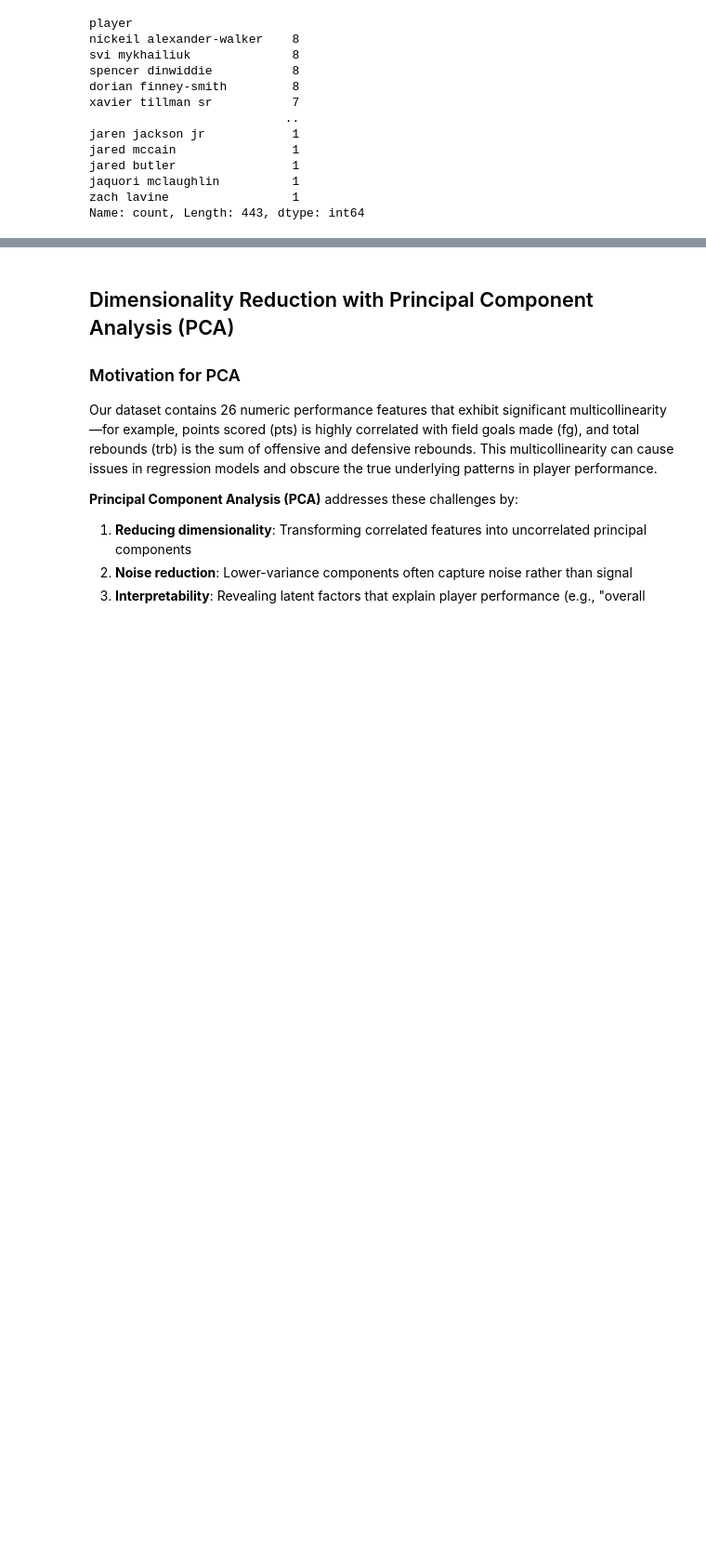
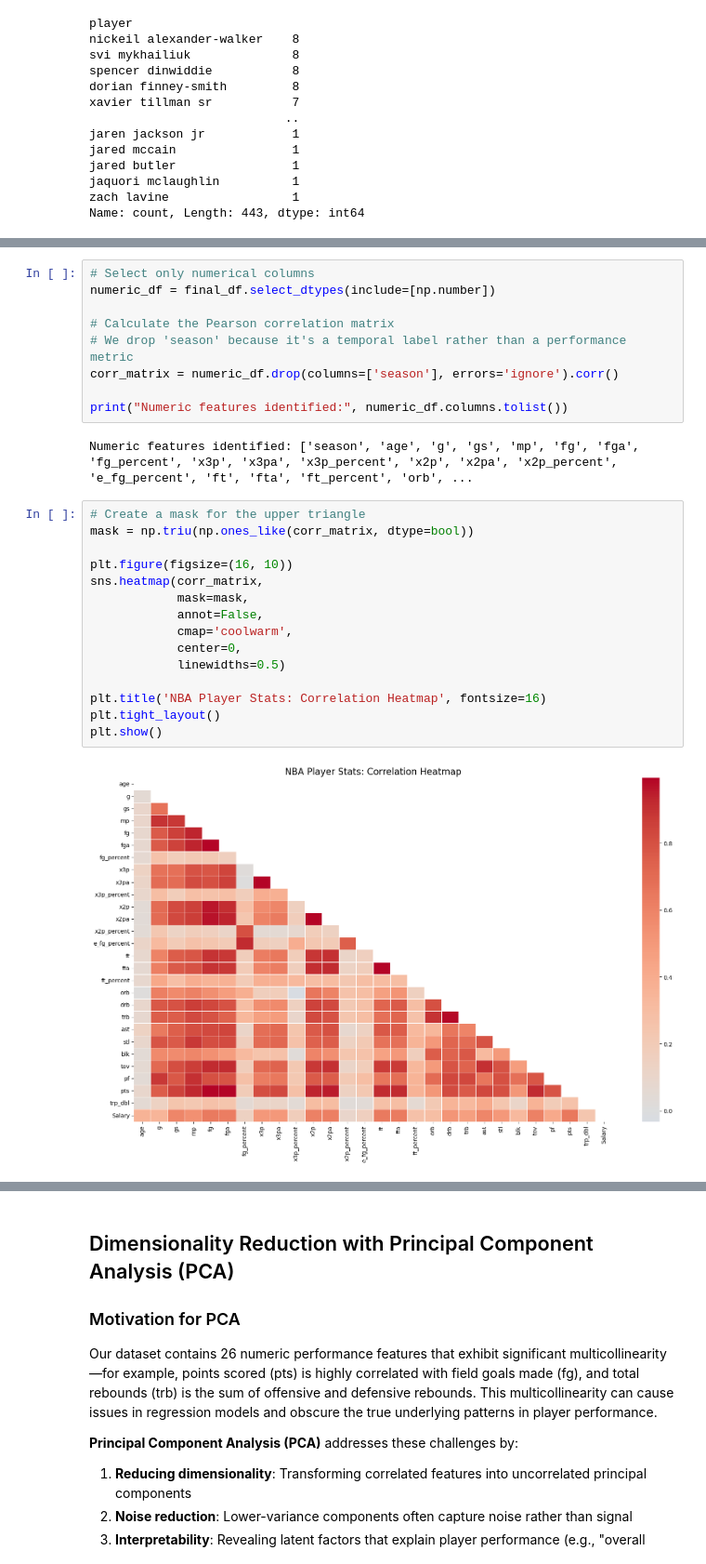
Before and after one commit to COGS108/Group074_WI26, a Jupyter notebook: 02-EDACheckpoint.ipynb, the cells around one changed output, grey strips where cells are left out. Shown at 93% size. Saved outputs shown, nothing was run; the diff lists cells and outputs as text; blank space fills up the shorter version.

Commit message:
correlation analysis

```diff
--- a/02-EDACheckpoint.ipynb
+++ b/02-EDACheckpoint.ipynb
@@ -537,0 +549,28 @@ Some more words and stuff.  Remember notebooks work best if you interleave the c
+# %%
+# Select only numerical columns
+numeric_df = final_df.select_dtypes(include=[np.number])
+
+# Calculate the Pearson correlation matrix
+# We drop 'season' because it's a temporal label rather than a performance metric
+corr_matrix = numeric_df.drop(columns=['season'], errors='ignore').corr()
+
+print("Numeric features identified:", numeric_df.columns.tolist())
+# %% [output]
+Numeric features identified: ['season', 'age', 'g', 'gs', 'mp', 'fg', 'fga', 'fg_percent', 'x3p', 'x3pa', 'x3p_percent', 'x2p', 'x2pa', 'x2p_percent', 'e_fg_percent', 'ft', 'fta', 'ft_percent', 'orb', ...
+# %%
+# Create a mask for the upper triangle
+mask = np.triu(np.ones_like(corr_matrix, dtype=bool))
+
+plt.figure(figsize=(16, 10))
+sns.heatmap(corr_matrix,
+            mask=mask,
+            annot=False,
+            cmap='coolwarm',
+            center=0,
+            linewidths=0.5)
+
+plt.title('NBA Player Stats: Correlation Heatmap', fontsize=16)
+plt.tight_layout()
+plt.show()
+# %% [output]
+[figure, added]
```
Also changed, not shown: parts of 9 cells of this notebook, 4 other files.
